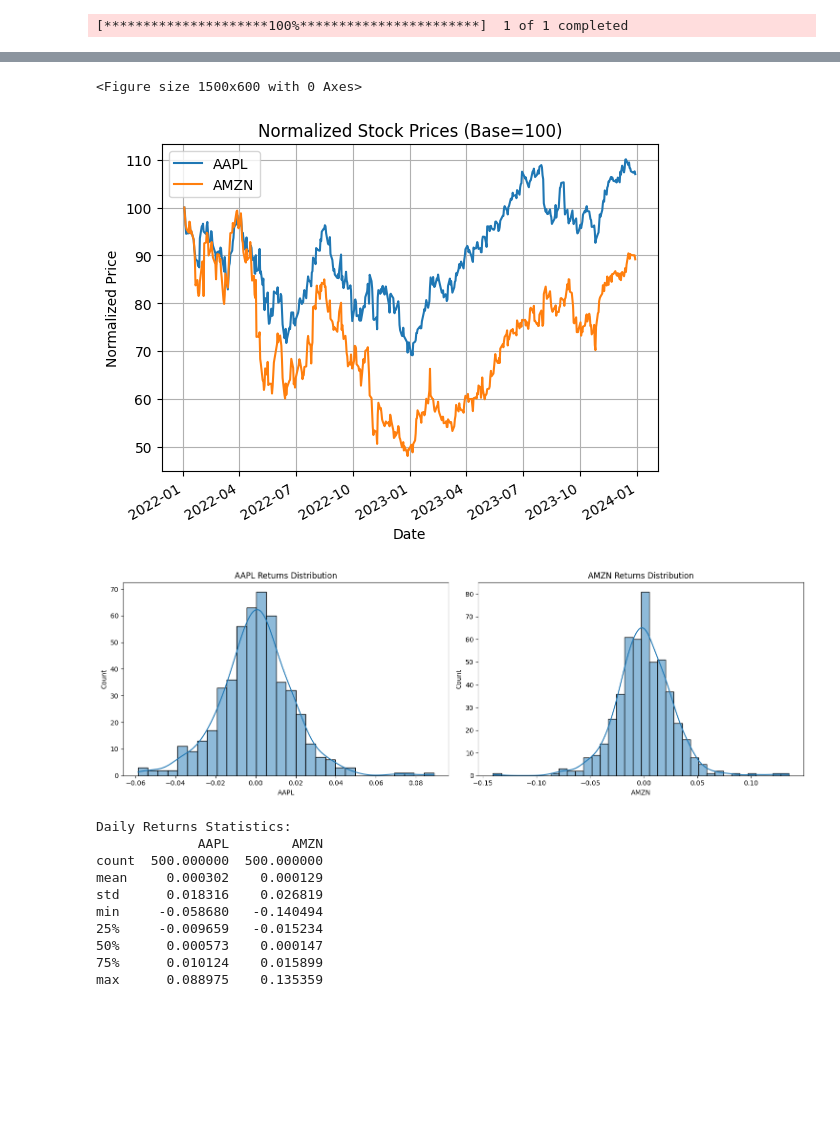
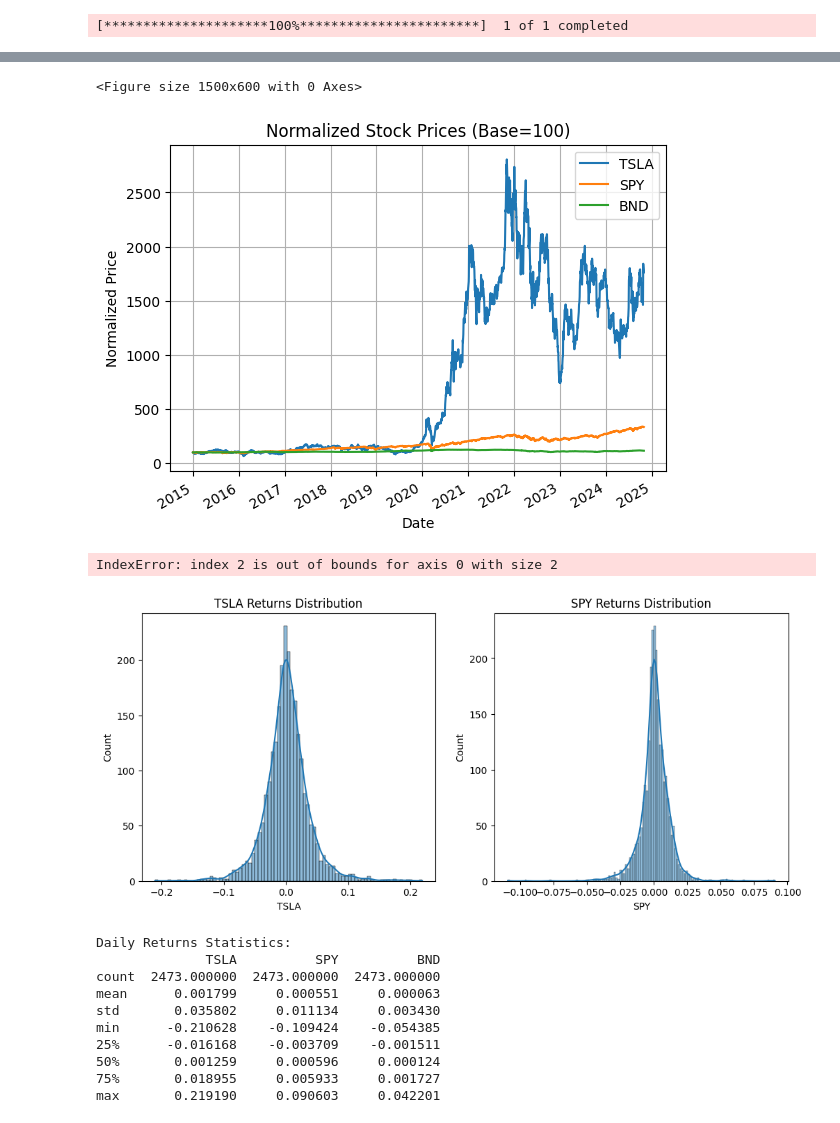
Before and after one commit to tizedabo/Tim-e-Series-Forecasting-GMF, a Jupyter notebook: noteboks/Time Series Forecasting and Portfolio Optimization.ipynb, the cells around one changed output, grey strips where cells are left out. Cells and saved outputs as stored; diff of their text form; code cells hidden in the pictures; blank space fills up the shorter version.

```diff
--- a/noteboks/Time Series Forecasting and Portfolio Optimization.ipynb
+++ b/noteboks/Time Series Forecasting and Portfolio Optimization.ipynb
@@ -33,7 +35,7 @@ aapl
 # %%
-tickers = ['AAPL', 'AMZN']
-start_date = '2022-01-01'
-end_date = '2023-12-31'
+tickers = ['TSLA', 'SPY','BND']
+start_date = "2015-01-01"
+end_date = "2024-10-31"
 # %%
 data = pd.DataFrame()
 for ticker in tickers:
@@ -75,33 +78,34 @@ plt.grid(True)
 plt.show()
 # %% [output]
 <Figure size 1500x600 with 0 Axes>
-[figure, old version]
+[figure, new version]
 # %%
 returns = data.pct_change()
 
 # Plot returns distribution
-fig, axes = plt.subplots(1, 2, figsize=(15, 5))
+fig, axes = plt.subplots(1, 2, figsize=(12, 5))
 for i, ticker in enumerate(tickers):
     sns.histplot(returns[ticker].dropna(), kde=True, ax=axes[i])
     axes[i].set_title(f'{ticker} Returns Distribution')
 plt.tight_layout()
 plt.show()
 # %% [output]
+IndexError: index 2 is out of bounds for axis 0 with size 2
-[figure, old version]
+[figure, new version]
 # %%
 print("\nDaily Returns Statistics:")
 print(returns.describe())
 # %% [output]
 Daily Returns Statistics:
-             AAPL        AMZN
-count  500.000000  500.000000
-mean     0.000302    0.000129
-std      0.018316    0.026819
-min     -0.058680   -0.140494
-25%     -0.009659   -0.015234
-50%      0.000573    0.000147
-75%      0.010124    0.015899
-max      0.088975    0.135359
+              TSLA          SPY          BND
+count  2473.000000  2473.000000  2473.000000
+mean      0.001799     0.000551     0.000063
+std       0.035802     0.011134     0.003430
+min      -0.210628    -0.109424    -0.054385
+25%      -0.016168    -0.003709    -0.001511
+50%       0.001259     0.000596     0.000124
+75%       0.018955     0.005933     0.001727
+max       0.219190     0.090603     0.042201
 # %%
 # Calculate rolling metrics
 window = 21
```
Also changed, not shown: parts of 14 cells of this notebook.
